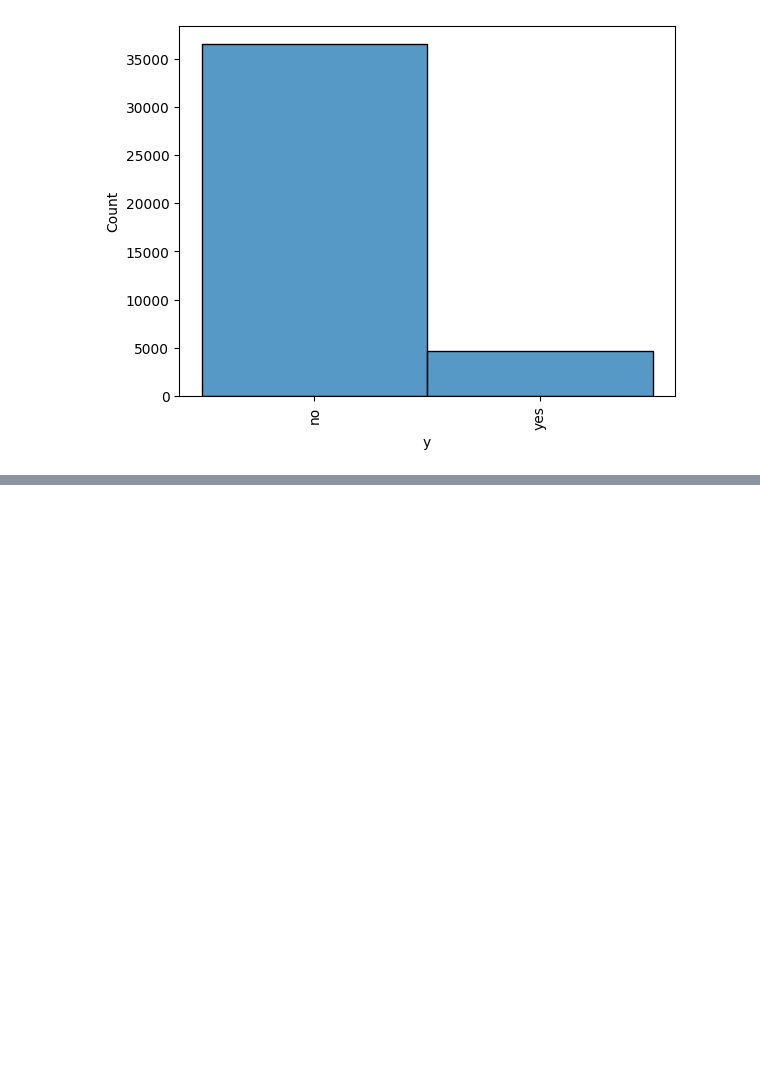
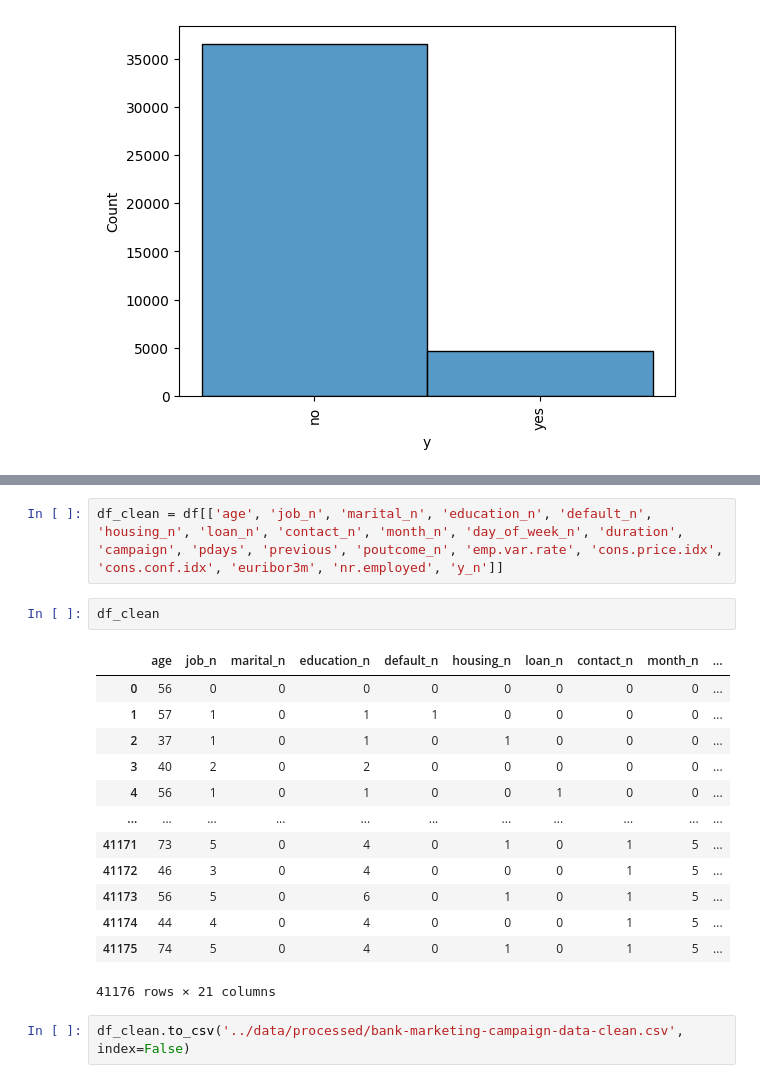
Before and after one commit to puupa/logistic-regression-project, a Jupyter notebook: src/explore.ipynb, the cells around one changed output, grey strips where cells are left out. Drawn from its saved outputs; the diff is of its cells as text; blank space fills up the shorter version.

```diff
--- a/src/explore.ipynb
+++ b/src/explore.ipynb
@@ -287,0 +325,20 @@ plt.show()
+# %%
+df_clean = df[['age', 'job_n', 'marital_n', 'education_n', 'default_n', 'housing_n', 'loan_n', 'contact_n', 'month_n', 'day_of_week_n', 'duration', 'campaign', 'pdays', 'previous', 'poutcome_n', 'emp.var.rate', 'cons.price.idx', 'cons.conf.idx', 'euribor3m', 'nr.employed', 'y_n']]
+# %%
+df_clean
+# %% [output]
+|  | age | job_n | marital_n | education_n | default_n | housing_n | loan_n | contact_n | month_n | ... |
+| 0 | 56 | 0 | 0 | 0 | 0 | 0 | 0 | 0 | 0 | ... |
+| 1 | 57 | 1 | 0 | 1 | 1 | 0 | 0 | 0 | 0 | ... |
+| 2 | 37 | 1 | 0 | 1 | 0 | 1 | 0 | 0 | 0 | ... |
+| 3 | 40 | 2 | 0 | 2 | 0 | 0 | 0 | 0 | 0 | ... |
+| 4 | 56 | 1 | 0 | 1 | 0 | 0 | 1 | 0 | 0 | ... |
+| ... | ... | ... | ... | ... | ... | ... | ... | ... | ... | ... |
+| 41171 | 73 | 5 | 0 | 4 | 0 | 1 | 0 | 1 | 5 | ... |
+| 41172 | 46 | 3 | 0 | 4 | 0 | 0 | 0 | 1 | 5 | ... |
+| 41173 | 56 | 5 | 0 | 6 | 0 | 1 | 0 | 1 | 5 | ... |
+| 41174 | 44 | 4 | 0 | 4 | 0 | 0 | 0 | 1 | 5 | ... |
+| 41175 | 74 | 5 | 0 | 4 | 0 | 1 | 0 | 1 | 5 | ... |
+41176 rows × 21 columns
+# %%
+df_clean.to_csv('../data/processed/bank-marketing-campaign-data-clean.csv', index=False)
```
Also changed, not shown: parts of 25 cells of this notebook.
